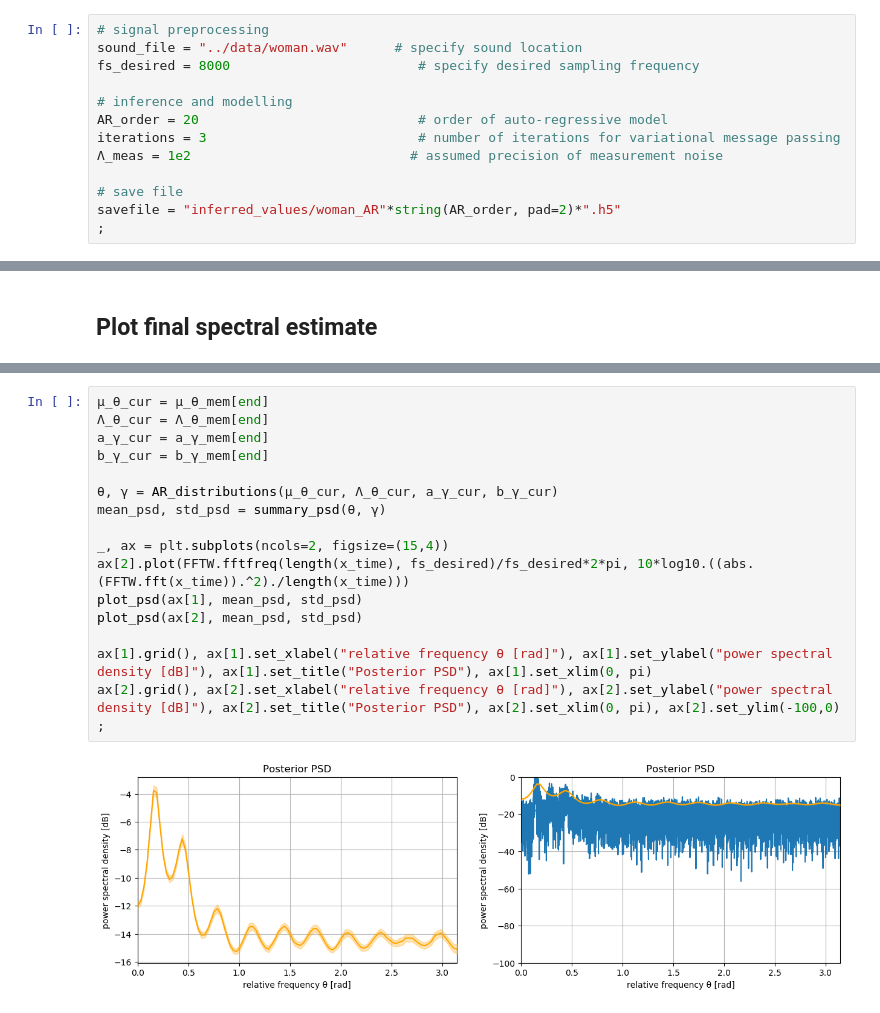
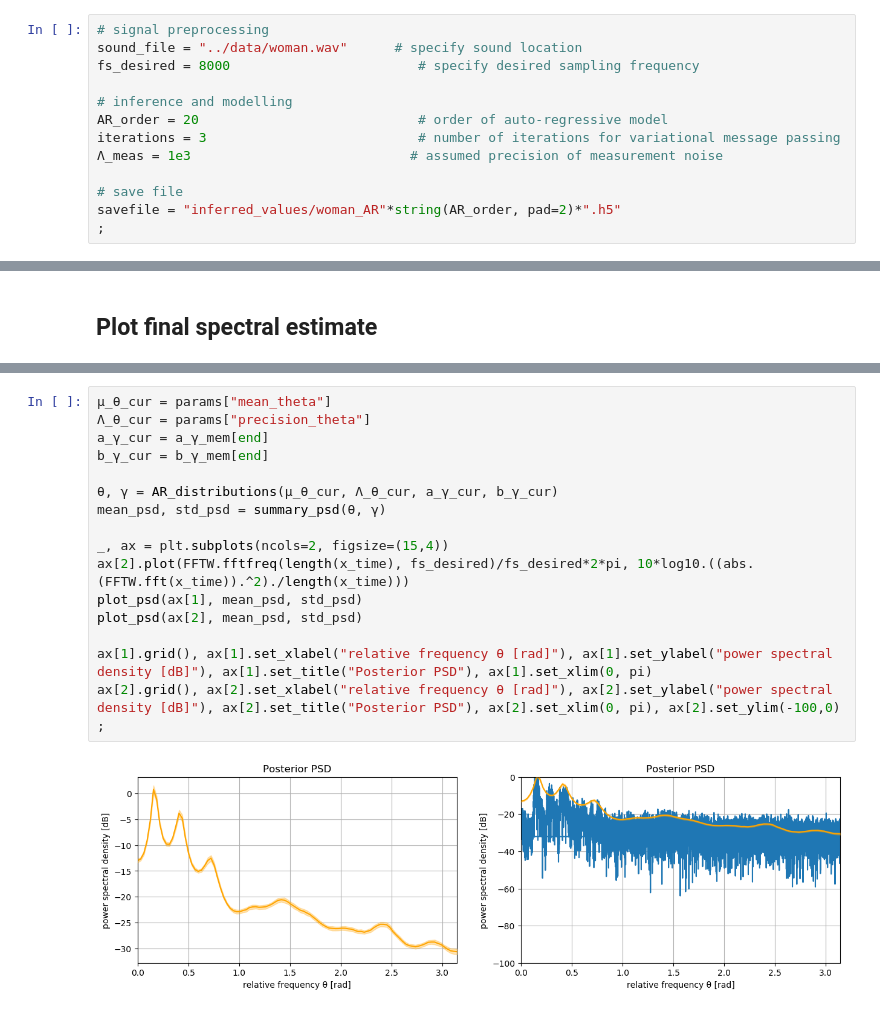
Before and after one commit to biaslab/SituatedSoundscaping, a Jupyter notebook: direct_modelling/direct_modelling_woman_noisy.ipynb, the cells around one changed output, grey strips where cells are left out. Saved outputs shown, nothing was run; the diff lists cells and outputs as text.

```diff
--- a/direct_modelling/direct_modelling_woman_noisy.ipynb
+++ b/direct_modelling/direct_modelling_woman_noisy.ipynb
@@ -36,7 +36,7 @@ fs_desired = 8000                        # specify desired sampling frequency
 # inference and modelling
 AR_order = 20                            # order of auto-regressive model
 iterations = 3                           # number of iterations for variational message passing
-Λ_meas = 1e2                            # assumed precision of measurement noise
+Λ_meas = 1e3                            # assumed precision of measurement noise
 
 # save file
 savefile = "inferred_values/woman_AR"*string(AR_order, pad=2)*".h5"
@@ -260,22 +242,22 @@ ErrorException: could not open file D:\Documents\OneDrive - TU Eindhoven\Electri
 # %%
-μ_θ_cur = μ_θ_mem[end]
-Λ_θ_cur = Λ_θ_mem[end]
+μ_θ_cur = params["mean_theta"]
+Λ_θ_cur = params["precision_theta"]
 a_γ_cur = a_γ_mem[end]
 b_γ_cur = b_γ_mem[end]
 
 θ, γ = AR_distributions(μ_θ_cur, Λ_θ_cur, a_γ_cur, b_γ_cur)
 mean_psd, std_psd = summary_psd(θ, γ)
 
 _, ax = plt.subplots(ncols=2, figsize=(15,4))
 ax[2].plot(FFTW.fftfreq(length(x_time), fs_desired)/fs_desired*2*pi, 10*log10.((abs.(FFTW.fft(x_time)).^2)./length(x_time)))
 plot_psd(ax[1], mean_psd, std_psd)
 plot_psd(ax[2], mean_psd, std_psd)
 
 ax[1].grid(), ax[1].set_xlabel("relative frequency θ [rad]"), ax[1].set_ylabel("power spectral density [dB]"), ax[1].set_title("Posterior PSD"), ax[1].set_xlim(0, pi)
 ax[2].grid(), ax[2].set_xlabel("relative frequency θ [rad]"), ax[2].set_ylabel("power spectral density [dB]"), ax[2].set_title("Posterior PSD"), ax[2].set_xlim(0, pi), ax[2].set_ylim(-100,0)
 ;
 # %% [output]
-[figure, old version]
+[figure, new version]
 # %%
 _, ax = subplots(ncols=3, figsize=(15,4))
 plot_spectrogram(spectrogram(x_time, convert(Int, 100e-3*fs_desired), convert(Int, 10e-3*fs_desired), fs=fs_desired), fs_desired, ax=ax[1])
```
Also changed, not shown: parts of 7 cells of this notebook, 4 other files.
